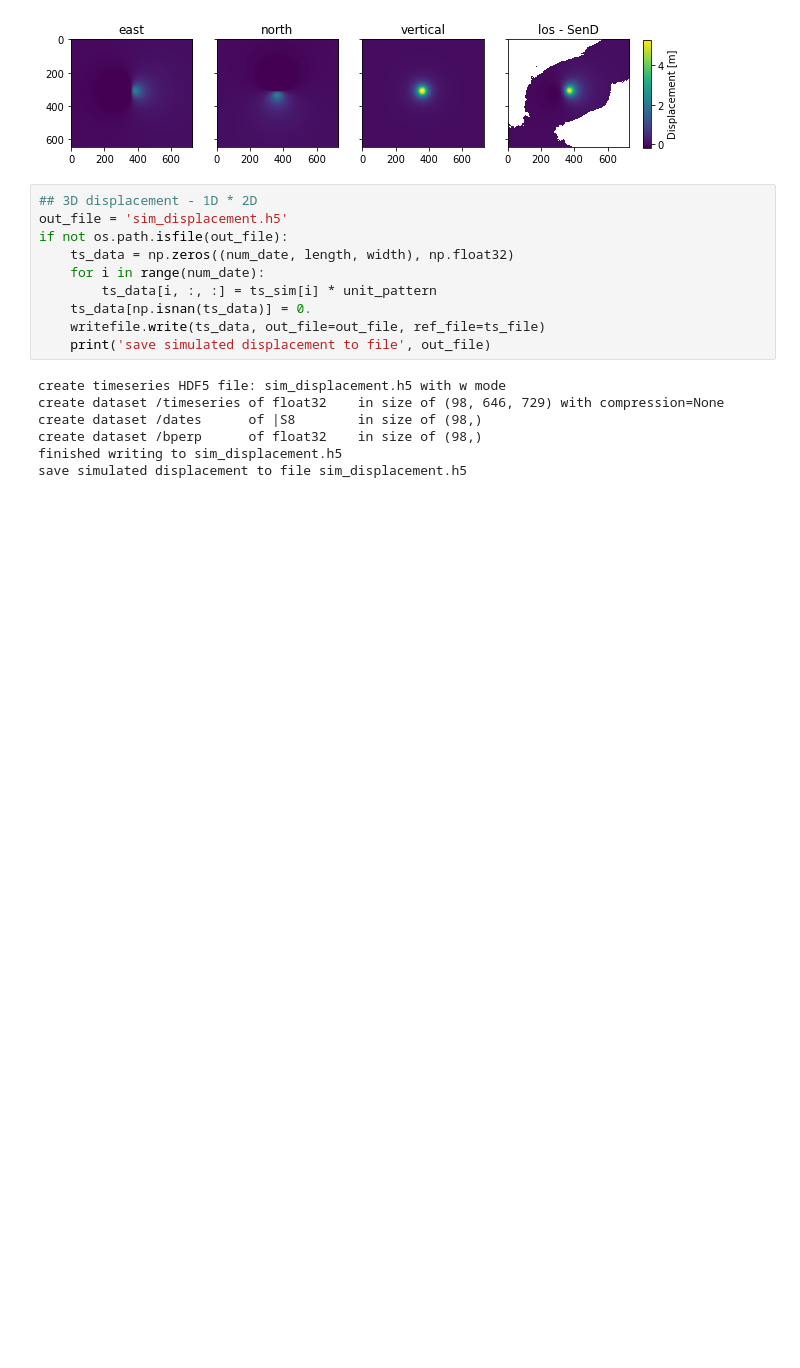
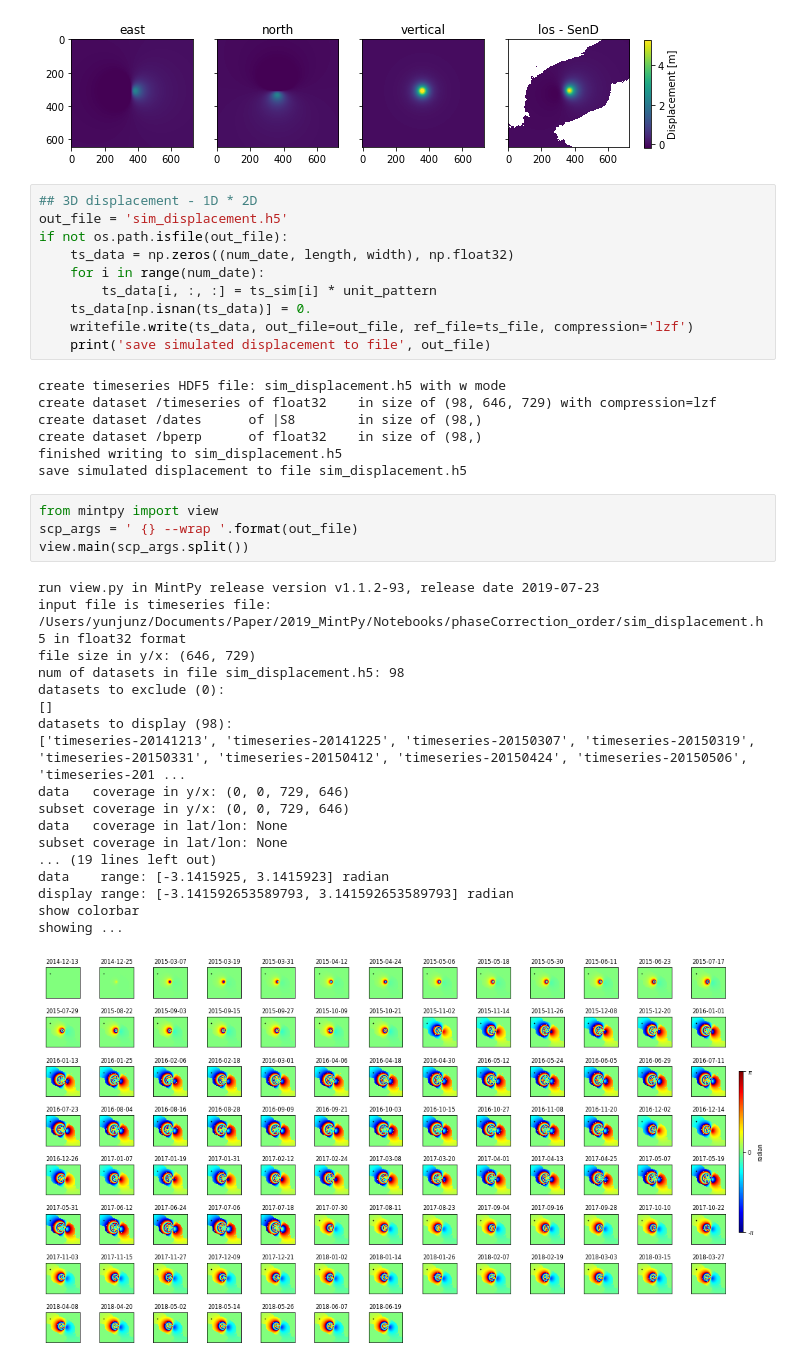
Before and after one commit to insarlab/MintPy, a Jupyter notebook: docs/examples/simulations/sim_1_displacement.ipynb, the cells around one changed output. Cells and saved outputs as stored; diff of their text form; blank space fills up the shorter version.

```diff
--- a/docs/examples/simulations/sim_1_displacement.ipynb
+++ b/docs/examples/simulations/sim_1_displacement.ipynb
@@ -79,12 +79,35 @@ if not os.path.isfile(out_file):
     for i in range(num_date):
         ts_data[i, :, :] = ts_sim[i] * unit_pattern
     ts_data[np.isnan(ts_data)] = 0.
-    writefile.write(ts_data, out_file=out_file, ref_file=ts_file)
+    writefile.write(ts_data, out_file=out_file, ref_file=ts_file, compression='lzf')
     print('save simulated displacement to file', out_file)
 # %% [output]
 create timeseries HDF5 file: sim_displacement.h5 with w mode
-create dataset /timeseries of float32    in size of (98, 646, 729) with compression=None
+create dataset /timeseries of float32    in size of (98, 646, 729) with compression=lzf
 create dataset /dates      of |S8        in size of (98,)
 create dataset /bperp      of float32    in size of (98,)
 finished writing to sim_displacement.h5
 save simulated displacement to file sim_displacement.h5
+# %%
+from mintpy import view
+scp_args = ' {} --wrap '.format(out_file)
+view.main(scp_args.split())
+# %% [output]
+run view.py in MintPy release version v1.1.2-93, release date 2019-07-23
+input file is timeseries file: /Users/yunjunz/Documents/Paper/2019_MintPy/Notebooks/phaseCorrection_order/sim_displacement.h5 in float32 format
+file size in y/x: (646, 729)
+num of datasets in file sim_displacement.h5: 98
+datasets to exclude (0):
+[]
+datasets to display (98):
+['timeseries-20141213', 'timeseries-20141225', 'timeseries-20150307', 'timeseries-20150319', 'timeseries-20150331', 'timeseries-20150412', 'timeseries-20150424', 'timeseries-20150506', 'timeseries-201 ...
+data   coverage in y/x: (0, 0, 729, 646)
+subset coverage in y/x: (0, 0, 729, 646)
+data   coverage in lat/lon: None
+subset coverage in lat/lon: None
+... (19 lines left out)
+data    range: [-3.1415925, 3.1415923] radian
+display range: [-3.141592653589793, 3.141592653589793] radian
+show colorbar
+showing ...
+[figure, added]
```
Also changed, not shown: parts of 1 cell of this notebook, 37 other files.
